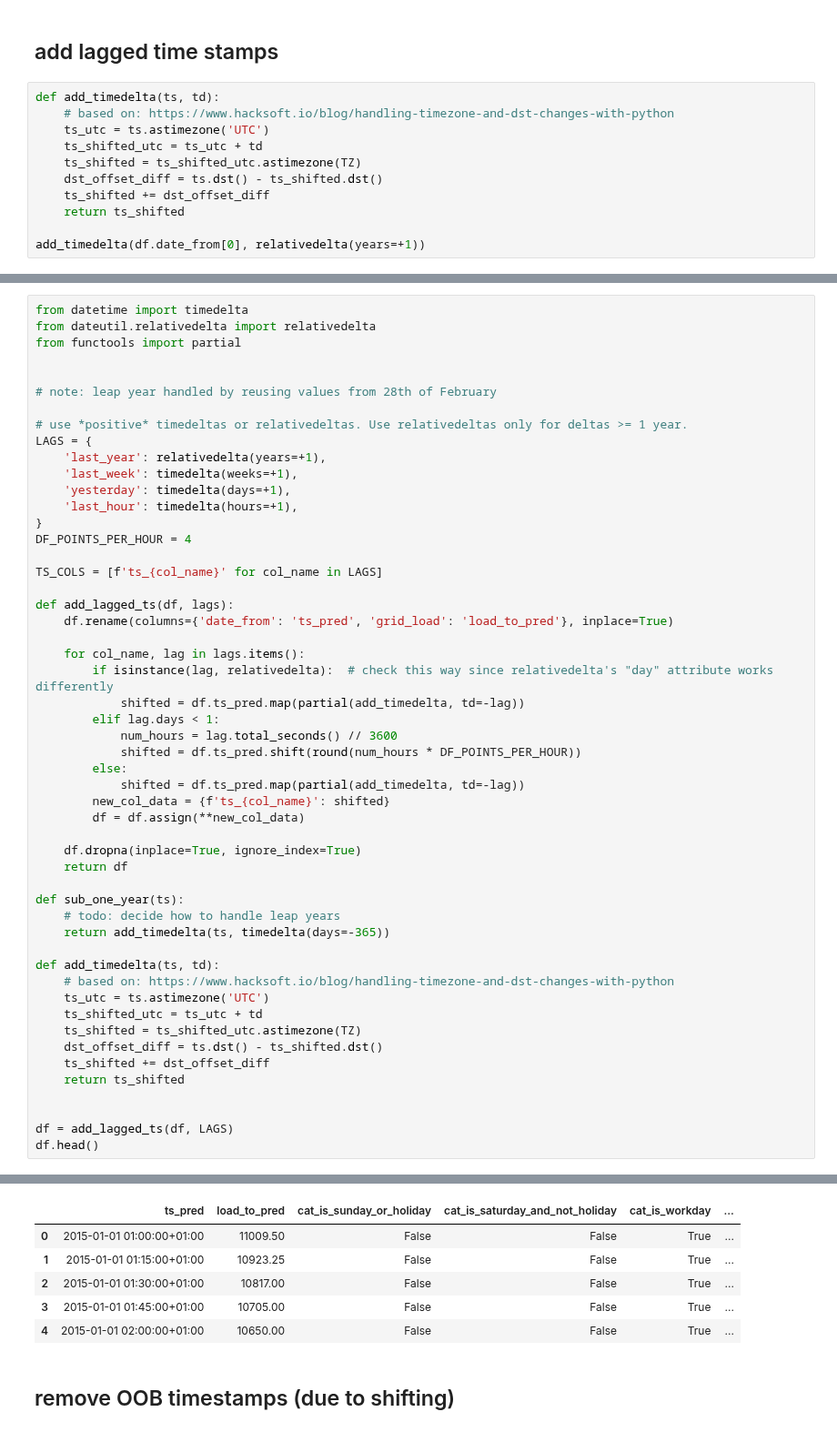
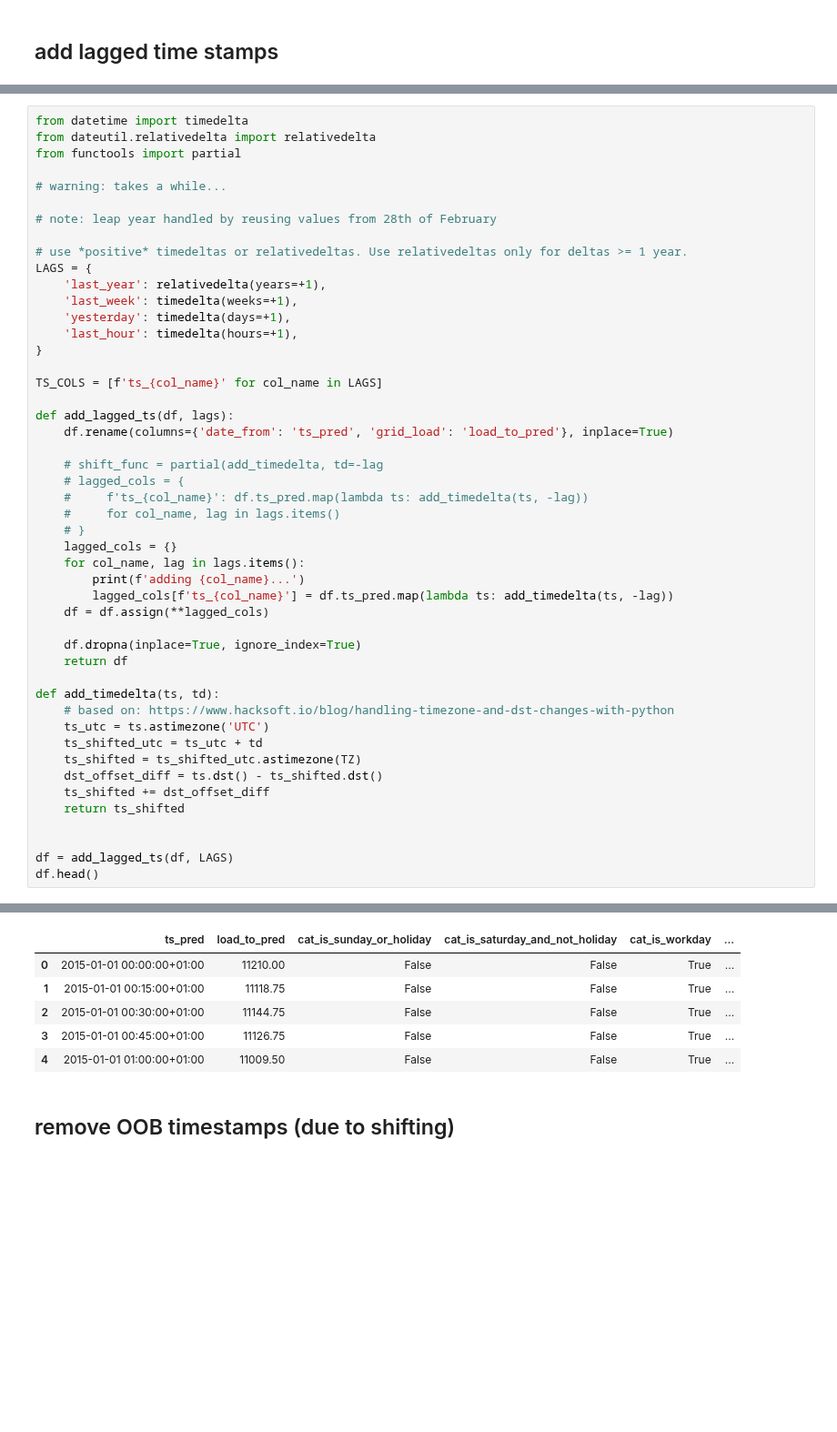
Before and after one commit to MischaDy/electricity-uq, a Jupyter notebook: energy_test.ipynb, the cells around one changed output, grey strips where cells are left out. Shown at 91% size. Cells and saved outputs as stored; diff of their text form; blank space fills up the shorter version.

```diff
--- a/energy_test.ipynb
+++ b/energy_test.ipynb
@@ -117,14 +117,3 @@ df.head()
 | 4 | 2015-01-01 01:00:00+01:00 | 11009.50 | False | False | True | ... |
 # %% [markdown]
 ## add lagged time stamps
-# %%
-def add_timedelta(ts, td):
-    # based on: https://www.hacksoft.io/blog/handling-timezone-and-dst-changes-with-python
-    ts_utc = ts.astimezone('UTC')
-    ts_shifted_utc = ts_utc + td
-    ts_shifted = ts_shifted_utc.astimezone(TZ)
-    dst_offset_diff = ts.dst() - ts_shifted.dst()
-    ts_shifted += dst_offset_diff
-    return ts_shifted
-
-add_timedelta(df.date_from[0], relativedelta(years=+1))
@@ -135,6 +122,7 @@ from datetime import timedelta
 from dateutil.relativedelta import relativedelta
 from functools import partial
 
+# warning: takes a while...
 
 # note: leap year handled by reusing values from 28th of February
 
@@ -145,30 +133,25 @@ LAGS = {
     'yesterday': timedelta(days=+1),
     'last_hour': timedelta(hours=+1),
 }
-DF_POINTS_PER_HOUR = 4
 
 TS_COLS = [f'ts_{col_name}' for col_name in LAGS]
 
 def add_lagged_ts(df, lags):
     df.rename(columns={'date_from': 'ts_pred', 'grid_load': 'load_to_pred'}, inplace=True)
 
+    # shift_func = partial(add_timedelta, td=-lag
+    # lagged_cols = {
+    #     f'ts_{col_name}': df.ts_pred.map(lambda ts: add_timedelta(ts, -lag))
+    #     for col_name, lag in lags.items()
+    # }
+    lagged_cols = {}
     for col_name, lag in lags.items():
-        if isinstance(lag, relativedelta):  # check this way since relativedelta's "day" attribute works differently
-            shifted = df.ts_pred.map(partial(add_timedelta, td=-lag))
-        elif lag.days < 1:
-            num_hours = lag.total_seconds() // 3600
-            shifted = df.ts_pred.shift(round(num_hours * DF_POINTS_PER_HOUR))
-        else:
-            shifted = df.ts_pred.map(partial(add_timedelta, td=-lag))
-        new_col_data = {f'ts_{col_name}': shifted}
-        df = df.assign(**new_col_data)
+        print(f'adding {col_name}...')
+        lagged_cols[f'ts_{col_name}'] = df.ts_pred.map(lambda ts: add_timedelta(ts, -lag))
+    df = df.assign(**lagged_cols)
 
     df.dropna(inplace=True, ignore_index=True)
     return df
-
-def sub_one_year(ts):
-    # todo: decide how to handle leap years
-    return add_timedelta(ts, timedelta(days=-365))
 
 def add_timedelta(ts, td):
     # based on: https://www.hacksoft.io/blog/handling-timezone-and-dst-changes-with-python
@@ -186,9 +173,9 @@ df.head()
 |  | ts_pred | load_to_pred | cat_is_sunday_or_holiday | cat_is_saturday_and_not_holiday | cat_is_workday | ... |
-| 0 | 2015-01-01 01:00:00+01:00 | 11009.50 | False | False | True | ... |
-| 1 | 2015-01-01 01:15:00+01:00 | 10923.25 | False | False | True | ... |
-| 2 | 2015-01-01 01:30:00+01:00 | 10817.00 | False | False | True | ... |
-| 3 | 2015-01-01 01:45:00+01:00 | 10705.00 | False | False | True | ... |
-| 4 | 2015-01-01 02:00:00+01:00 | 10650.00 | False | False | True | ... |
+| 0 | 2015-01-01 00:00:00+01:00 | 11210.00 | False | False | True | ... |
+| 1 | 2015-01-01 00:15:00+01:00 | 11118.75 | False | False | True | ... |
+| 2 | 2015-01-01 00:30:00+01:00 | 11144.75 | False | False | True | ... |
+| 3 | 2015-01-01 00:45:00+01:00 | 11126.75 | False | False | True | ... |
+| 4 | 2015-01-01 01:00:00+01:00 | 11009.50 | False | False | True | ... |
 # %% [markdown]
 ## remove OOB timestamps (due to shifting)
 # %%
```
Also changed, not shown: parts of 5 cells of this notebook, 1 other file.
